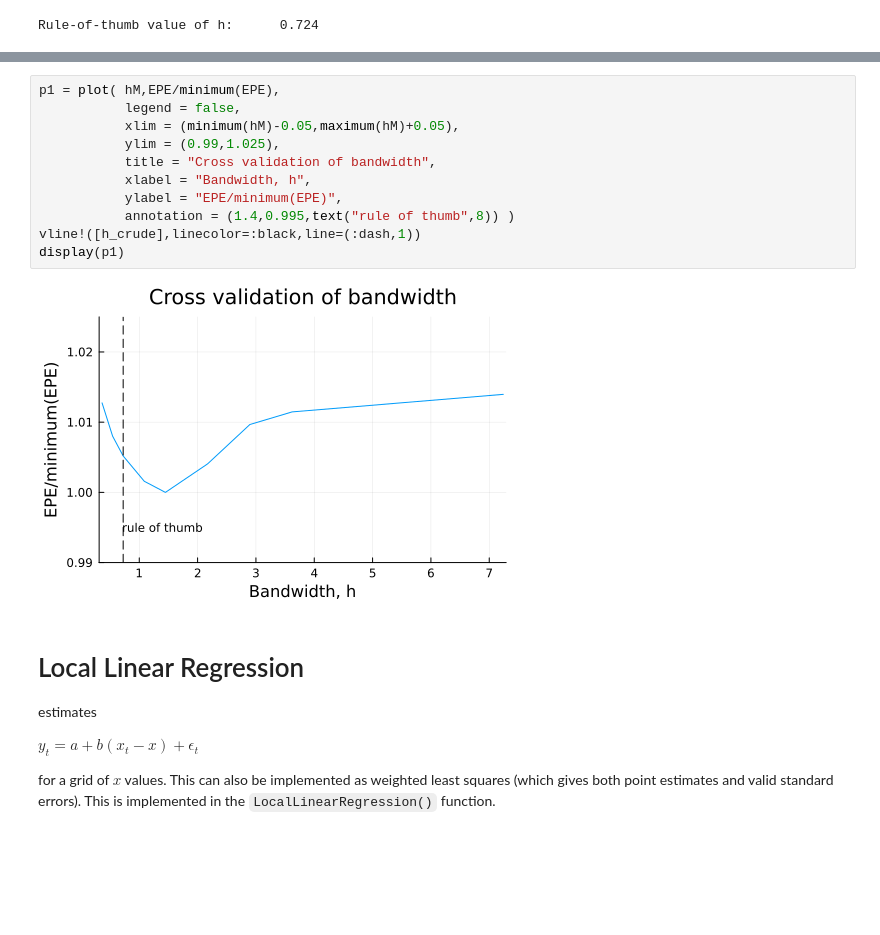
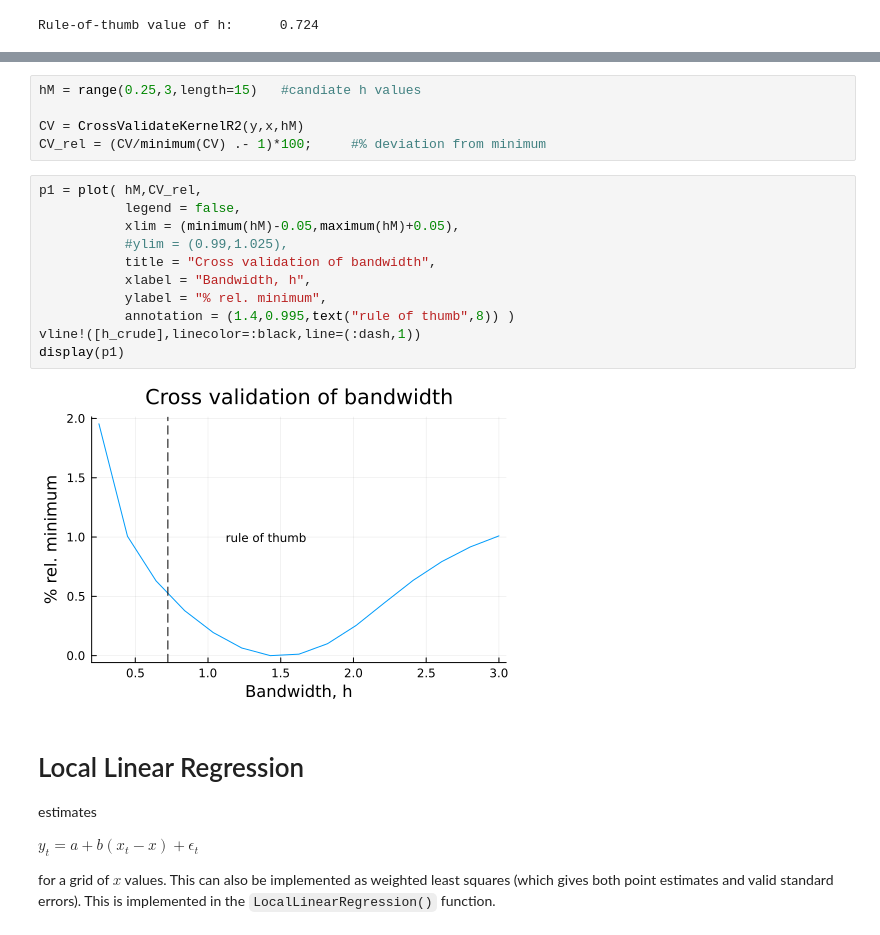
Before and after one commit to PaulSoderlind/ModernFinancialEconometrics, a Jupyter notebook: Ch22_NonparametricRegression.ipynb, the cells around one changed output, grey strips where cells are left out. Cells and saved outputs as stored; diff of their text form; blank space fills up the shorter version.

```diff
--- a/Ch22_NonparametricRegression.ipynb
+++ b/Ch22_NonparametricRegression.ipynb
@@ -179,16 +158,21 @@ Cross-validation of bandwidth (h):
+# %%
+hM = range(0.25,3,length=15)   #candiate h values
+
+CV = CrossValidateKernelR2(y,x,hM)
+CV_rel = (CV/minimum(CV) .- 1)*100;     #% deviation from minimum
 # %%
-p1 = plot( hM,EPE/minimum(EPE),
+p1 = plot( hM,CV_rel,
            legend = false,
            xlim = (minimum(hM)-0.05,maximum(hM)+0.05),
-           ylim = (0.99,1.025),
+           #ylim = (0.99,1.025),
            title = "Cross validation of bandwidth",
            xlabel = "Bandwidth, h",
-           ylabel = "EPE/minimum(EPE)",
+           ylabel = "% rel. minimum",
            annotation = (1.4,0.995,text("rule of thumb",8)) )
 vline!([h_crude],linecolor=:black,line=(:dash,1))
 display(p1)
 # %% [output]
-[figure, old version]
+[figure, new version]
 # %% [markdown]
 # Local Linear Regression
 
```
Also changed, not shown: parts of 3 cells of this notebook, 2 other files.
